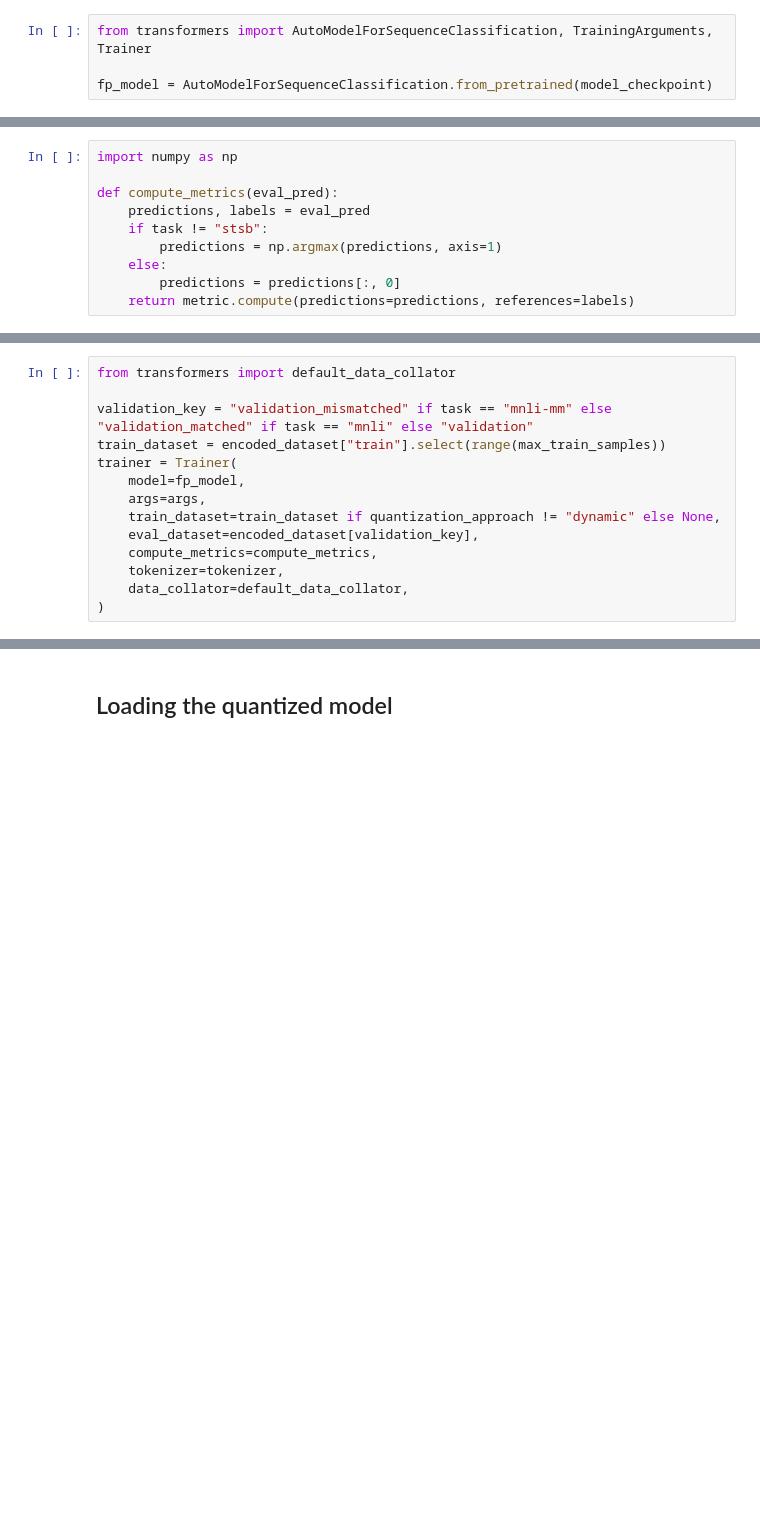
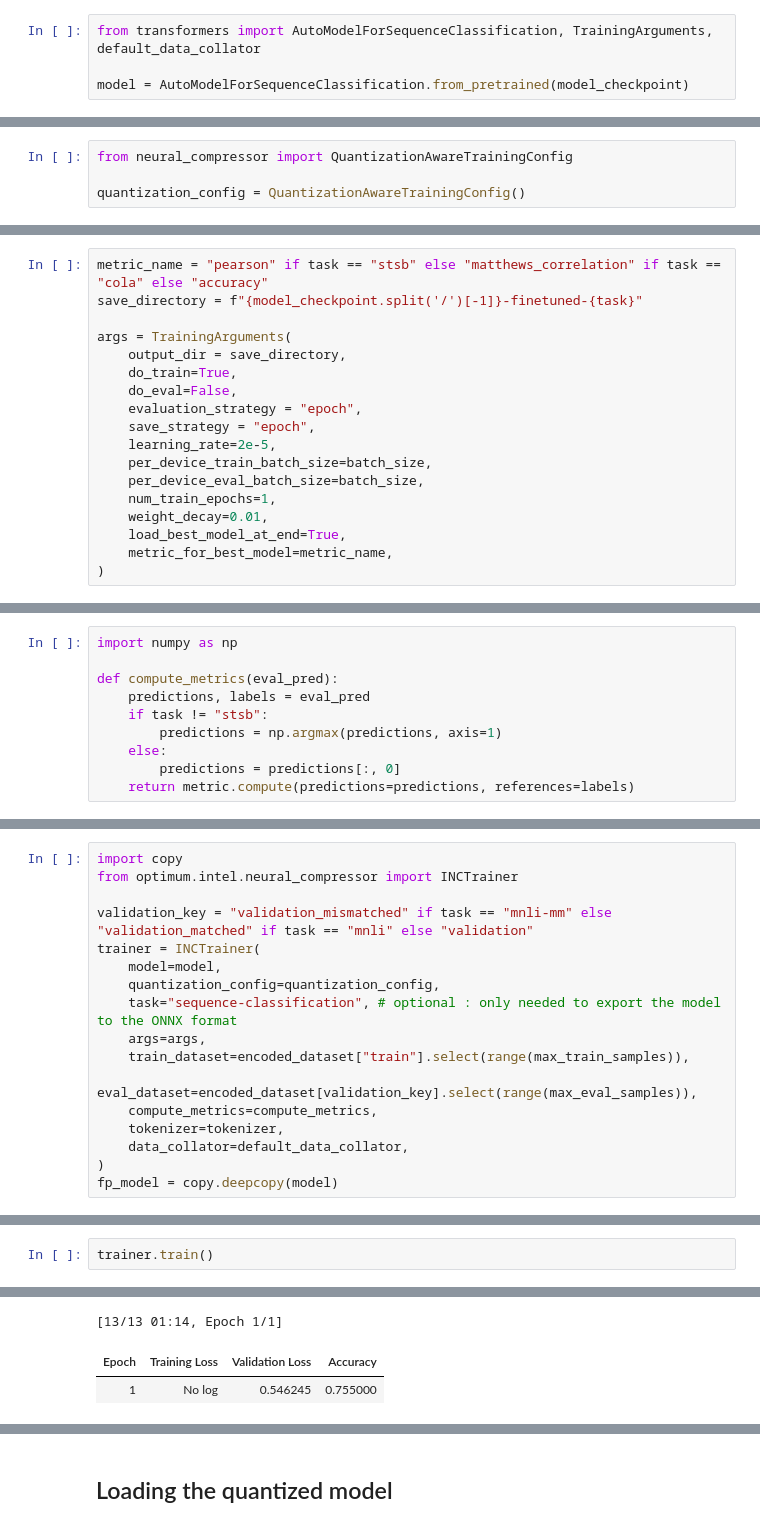
Before and after one commit to huggingface/notebooks, a Jupyter notebook: examples/text_classification_quantization_inc.ipynb, the cells around one changed output, grey strips where cells are left out. Drawn from its saved outputs; the diff is of its cells as text; blank space fills up the shorter version.

Commit message:
Update INC quantization notebook for neural-compressor v2.0 (#299)
* Update INC quantization notebook for neural-compressor v2.0

* Add comment

```diff
--- a/examples/text_classification_quantization_inc.ipynb
+++ b/examples/text_classification_quantization_inc.ipynb
@@ -149,5 +136,5 @@ Note that we passed `batched=True` to encode the texts by batches together. This
 Now that our data is ready, we can download the pretrained model and fine-tune it. Since all our tasks are about sentence classification, we use the `AutoModelForSequenceClassification` class. Like with the tokenizer, the `from_pretrained` method will download and cache the model for us. The only thing we have to specify is the number of labels for our problem (which is always 2, except for STS-B which is a regression problem and MNLI where we have 3 labels):
 # %%
-from transformers import AutoModelForSequenceClassification, TrainingArguments, Trainer
+from transformers import AutoModelForSequenceClassification, TrainingArguments, default_data_collator
 
-fp_model = AutoModelForSequenceClassification.from_pretrained(model_checkpoint)
+model = AutoModelForSequenceClassification.from_pretrained(model_checkpoint)
@@ -154 +145,5 @@ fp_model = AutoModelForSequenceClassification.from_pretrained(model_checkpoint)
+# %%
+from neural_compressor import QuantizationAwareTrainingConfig
+
+quantization_config = QuantizationAwareTrainingConfig()
 # %% [markdown]
@@ -168 +151,19 @@ args = TrainingArguments(
+# %%
+metric_name = "pearson" if task == "stsb" else "matthews_correlation" if task == "cola" else "accuracy"
+save_directory = f"{model_checkpoint.split('/')[-1]}-finetuned-{task}"
+
+args = TrainingArguments(
+    output_dir = save_directory,
+    do_train=True,
+    do_eval=False,
+    evaluation_strategy = "epoch",
+    save_strategy = "epoch",
+    learning_rate=2e-5,
+    per_device_train_batch_size=batch_size,
+    per_device_eval_batch_size=batch_size,
+    num_train_epochs=1,
+    weight_decay=0.01,
+    load_best_model_at_end=True,
+    metric_for_best_model=metric_name,
+)
 # %% [markdown]
@@ -182,14 +183,17 @@ Then we just need to pass all of this along with our datasets to the `Trainer`:
 # %%
-from transformers import default_data_collator
+import copy
+from optimum.intel.neural_compressor import INCTrainer
 
 validation_key = "validation_mismatched" if task == "mnli-mm" else "validation_matched" if task == "mnli" else "validation"
-train_dataset = encoded_dataset["train"].select(range(max_train_samples))
-trainer = Trainer(
-    model=fp_model,
+trainer = INCTrainer(
+    model=model,
+    quantization_config=quantization_config,
+    task="sequence-classification", # optional : only needed to export the model to the ONNX format
     args=args,
-    train_dataset=train_dataset if quantization_approach != "dynamic" else None,
-    eval_dataset=encoded_dataset[validation_key],
+    train_dataset=encoded_dataset["train"].select(range(max_train_samples)),
+    eval_dataset=encoded_dataset[validation_key].select(range(max_eval_samples)),
     compute_metrics=compute_metrics,
     tokenizer=tokenizer,
     data_collator=default_data_collator,
 )
+fp_model = copy.deepcopy(model)
@@ -291,0 +204,3 @@ This results in a drop of 1.04 in eval_accuracy when compared to the full-precis
+# %%
+trainer.train()
+# %% [output]
@@ -291,0 +208,3 @@ This results in a drop of 1.04 in eval_accuracy when compared to the full-precis
+[13/13 01:14, Epoch 1/1]
+| Epoch | Training Loss | Validation Loss | Accuracy |
+| 1 | No log | 0.546245 | 0.755000 |
```
Also changed, not shown: parts of 48 cells of this notebook.
